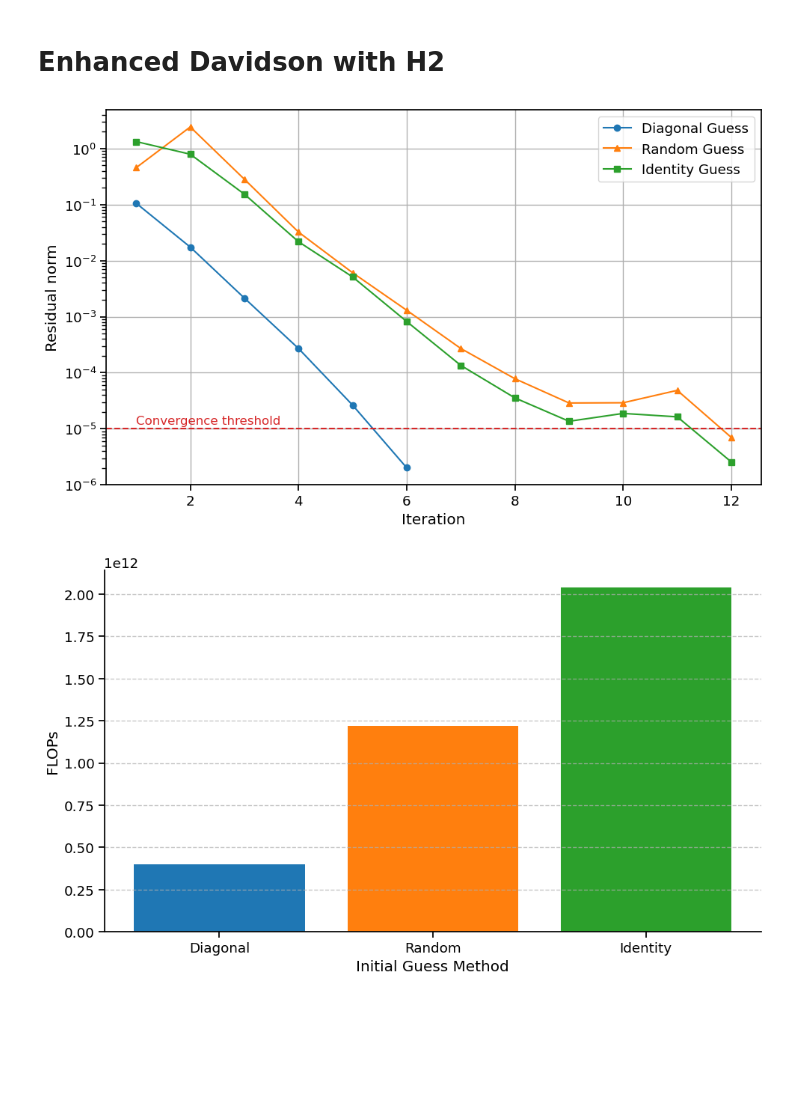
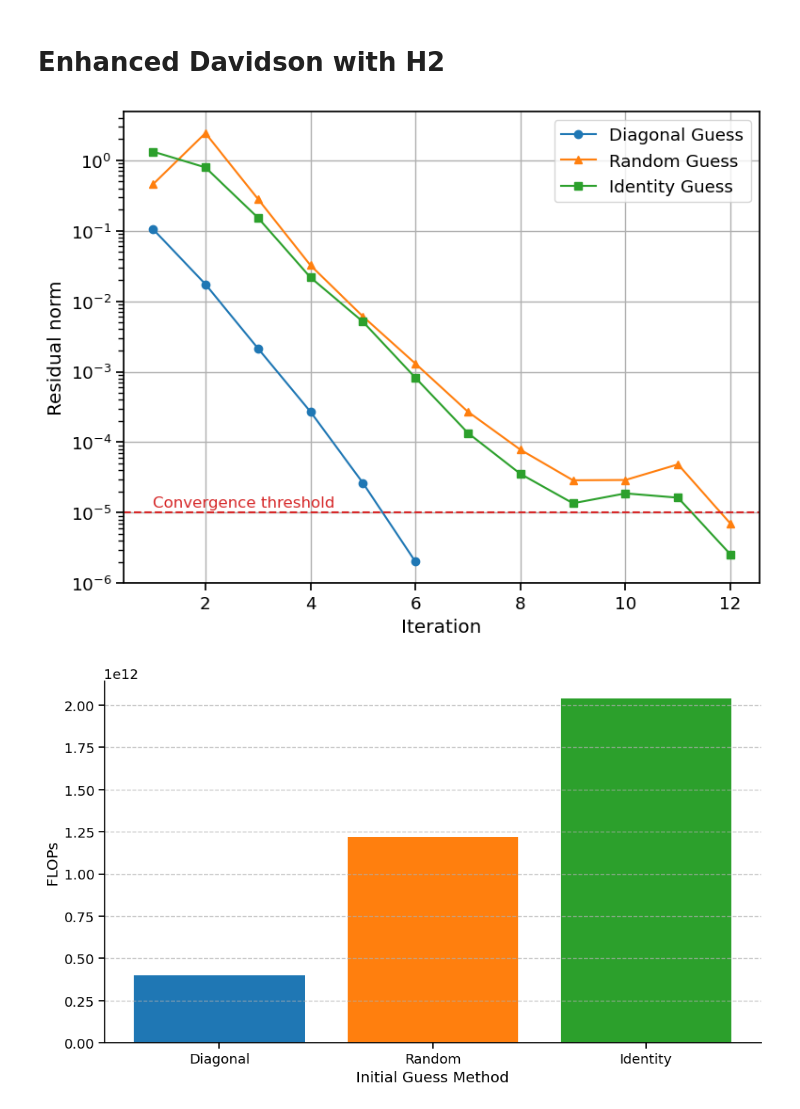
Before and after one commit to framere/MA_figures_official, a Jupyter notebook: Guess_space_init/plots_init.ipynb, the cells around one changed output. Saved outputs shown, nothing was run; the diff lists cells and outputs as text; code cells hidden in the pictures; blank space fills up the shorter version.

```diff
--- a/Guess_space_init/plots_init.ipynb
+++ b/Guess_space_init/plots_init.ipynb
@@ -67,21 +67,21 @@ ritz = np.array([1.060e-01, 1.746e-02, 2.150e-03, 2.711e-04, 2.644e-05, 2.014e-0
 random = np.array([4.556e-01, 2.432e+00, 2.838e-01, 3.239e-02, 6.088e-03, 1.303e-03, 2.707e-04, 7.822e-05, 2.886e-05, 2.913e-05, 4.851e-05, 6.990e-06])
 identity = np.array([1.333e+00, 7.933e-01, 1.537e-01, 2.179e-02, 5.127e-03, 8.207e-04, 1.352e-04, 3.553e-05, 1.361e-05, 1.880e-05, 1.634e-05, 2.554e-06])
 # %%
-plt.figure(figsize=(10, 6))
+plt.figure(figsize=(8, 6))
 plt.semilogy(np.arange(1, len(ritz) + 1), ritz, marker='o', label='Diagonal Guess', color = colors[0])
 plt.semilogy(np.arange(1, len(random) + 1), random, marker='^', label='Random Guess', color = colors[1])
 plt.semilogy(np.arange(1, len(identity) + 1), identity, marker='s', label='Identity Guess', color = colors[2])
 plt.axhline(y=1e-5, color=colors[3], linestyle='--')
 plt.text(1, 1.2e-5, "Convergence threshold", color=colors[3], fontsize=12)
 plt.xlabel('Iteration')
 plt.ylabel('Residual norm')
 plt.grid(True)
 plt.legend()
 # sns.despine()
 plt.tight_layout()
 plt.savefig('residual_comparison_H2.pdf')
 # %% [output]
-[figure, old version]
+[figure, new version]
 # %%
 FLOPS_ritz = 401707497300
 FLOPS_random = 1219947184600
```
Also changed, not shown: 3 other files.
